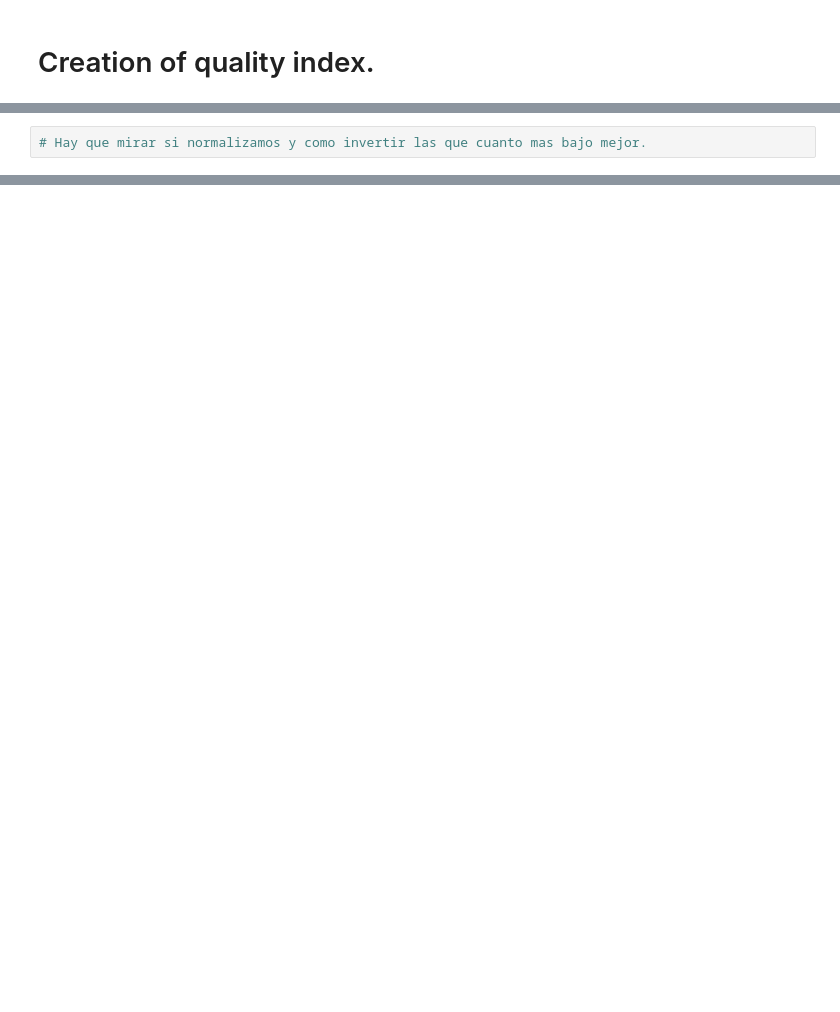
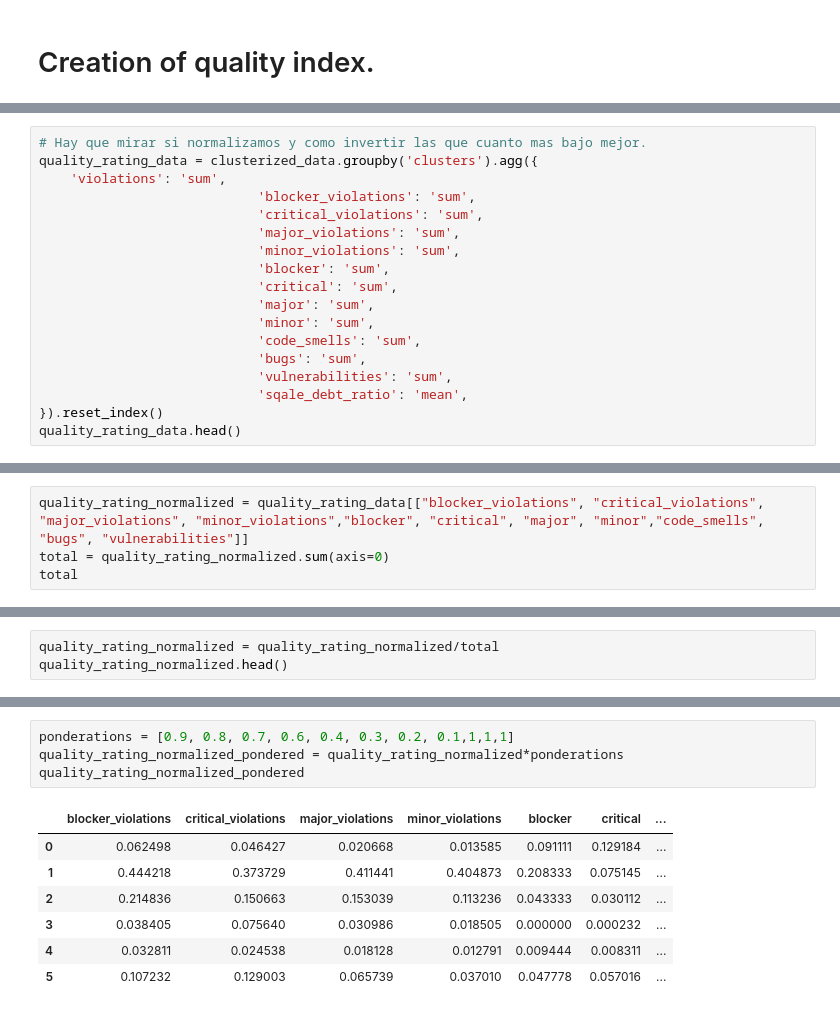
Before and after one commit to Vinomo4/SWTech, a Jupyter notebook: models/Validation.ipynb, the cells around one changed output, grey strips where cells are left out. Saved outputs shown, nothing was run; the diff lists cells and outputs as text; blank space fills up the shorter version.

Commit message:
quality_rating variable calulated

```diff
--- a/models/Validation.ipynb
+++ b/models/Validation.ipynb
@@ -138,2 +156,18 @@ plot_quality_metrics(ordered3,other_metrics)
 # %%
 # Hay que mirar si normalizamos y como invertir las que cuanto mas bajo mejor.
+quality_rating_data = clusterized_data.groupby('clusters').agg({
+    'violations': 'sum',
+                            'blocker_violations': 'sum',
+                            'critical_violations': 'sum',
+                            'major_violations': 'sum',
+                            'minor_violations': 'sum',
+                            'blocker': 'sum',
+                            'critical': 'sum',
+                            'major': 'sum',
+                            'minor': 'sum',
+                            'code_smells': 'sum',
+                            'bugs': 'sum',
+                            'vulnerabilities': 'sum',
+                            'sqale_debt_ratio': 'mean',
+}).reset_index()
+quality_rating_data.head()
@@ -139,0 +202,4 @@ plot_quality_metrics(ordered3,other_metrics)
+# %%
+quality_rating_normalized = quality_rating_data[["blocker_violations", "critical_violations", "major_violations", "minor_violations","blocker", "critical", "major", "minor","code_smells", "bugs", "vulnerabilities"]]
+total = quality_rating_normalized.sum(axis=0)
+total
@@ -139,0 +219,3 @@ plot_quality_metrics(ordered3,other_metrics)
+# %%
+quality_rating_normalized = quality_rating_normalized/total
+quality_rating_normalized.head()
@@ -139,0 +244,12 @@ plot_quality_metrics(ordered3,other_metrics)
+# %%
+ponderations = [0.9, 0.8, 0.7, 0.6, 0.4, 0.3, 0.2, 0.1,1,1,1]
+quality_rating_normalized_pondered = quality_rating_normalized*ponderations
+quality_rating_normalized_pondered
+# %% [output]
+|  | blocker_violations | critical_violations | major_violations | minor_violations | blocker | critical | ... |
+| 0 | 0.062498 | 0.046427 | 0.020668 | 0.013585 | 0.091111 | 0.129184 | ... |
+| 1 | 0.444218 | 0.373729 | 0.411441 | 0.404873 | 0.208333 | 0.075145 | ... |
+| 2 | 0.214836 | 0.150663 | 0.153039 | 0.113236 | 0.043333 | 0.030112 | ... |
+| 3 | 0.038405 | 0.075640 | 0.030986 | 0.018505 | 0.000000 | 0.000232 | ... |
+| 4 | 0.032811 | 0.024538 | 0.018128 | 0.012791 | 0.009444 | 0.008311 | ... |
+| 5 | 0.107232 | 0.129003 | 0.065739 | 0.037010 | 0.047778 | 0.057016 | ... |
```
Also changed, not shown: parts of 22 cells of this notebook.
